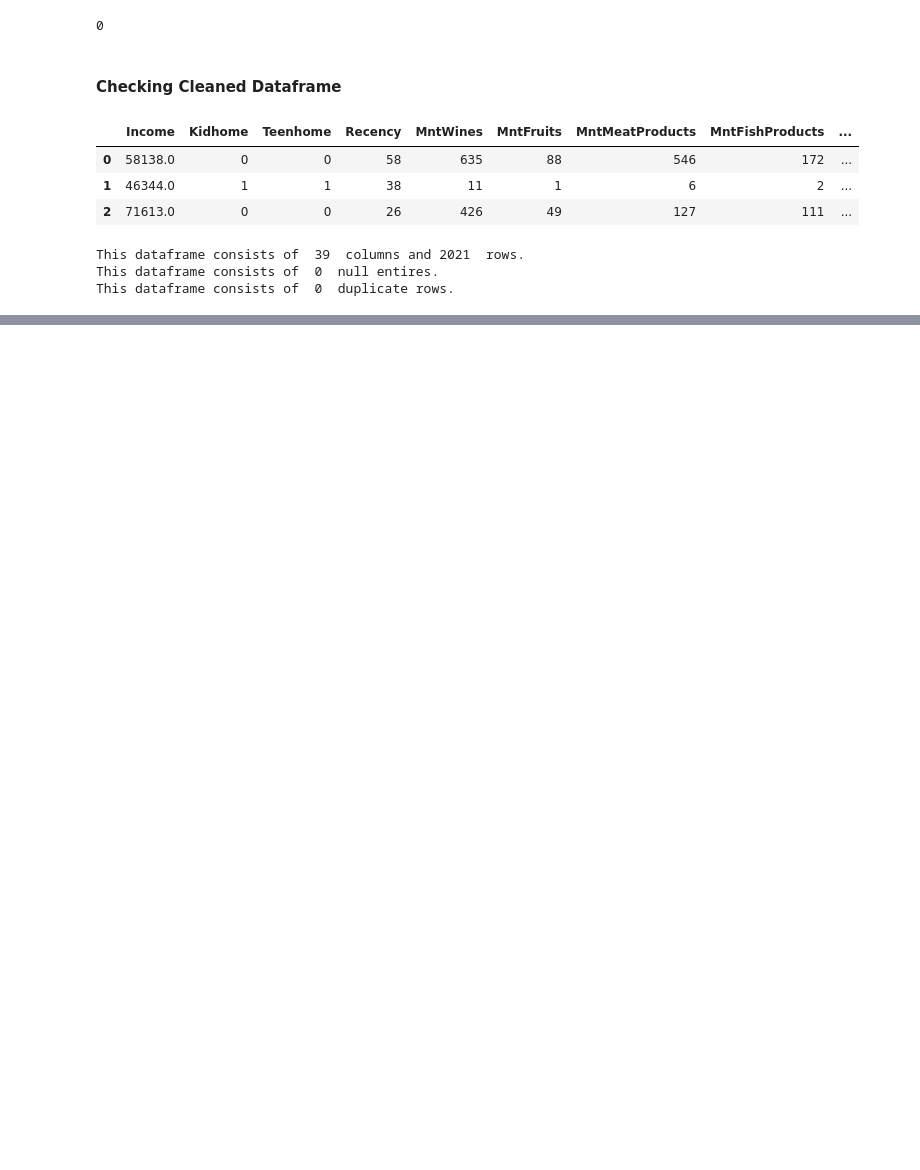
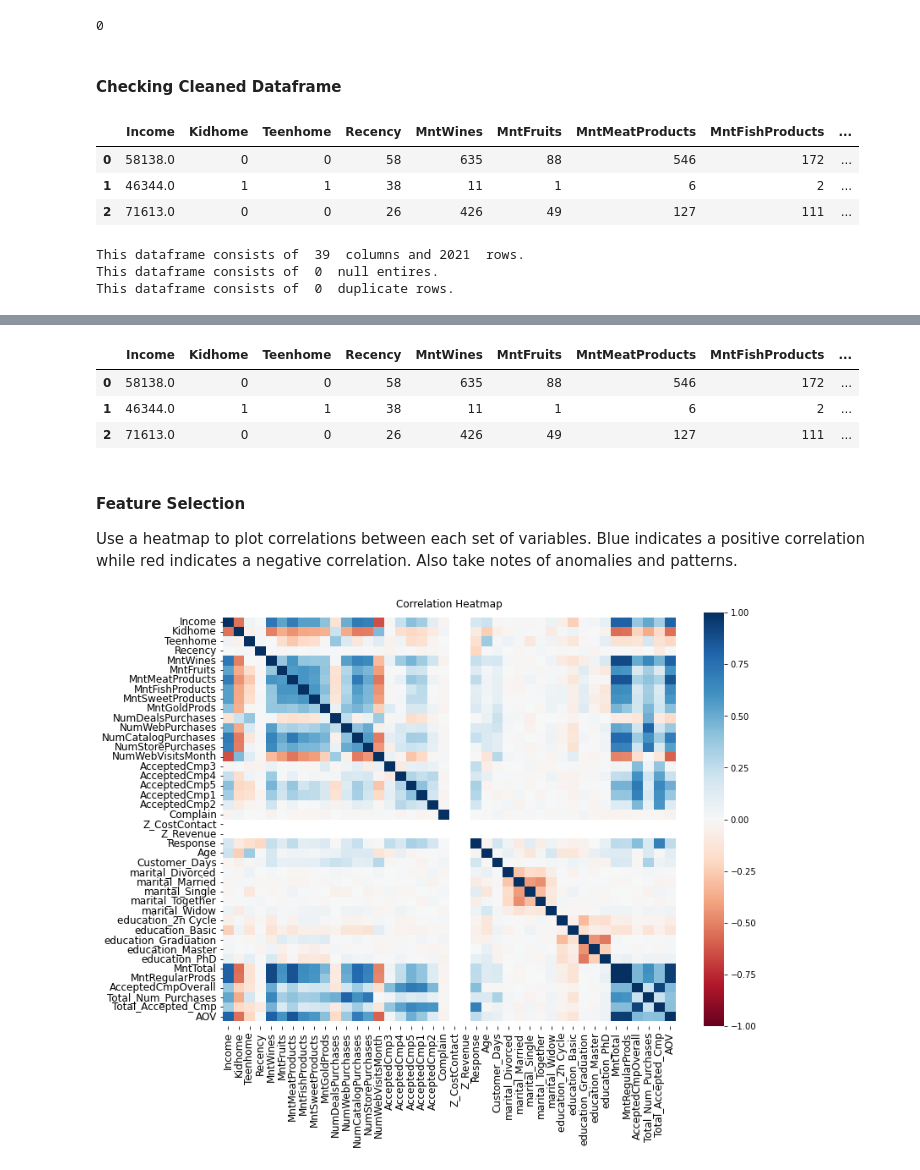
Before and after one commit to Kpeng511/Marketing-Campaign-Analytics, a Jupyter notebook: analytics.ipynb, the cells around one changed output, grey strips where cells are left out. Drawn from its saved outputs; the diff is of its cells as text; code cells hidden in the pictures; blank space fills up the shorter version.

```diff
--- a/analytics.ipynb
+++ b/analytics.ipynb
@@ -175,0 +194,27 @@ There are many features with outliers, but the outliers make sense because of th
+# %%
+df['Total_Num_Purchases'] = df.NumDealsPurchases + df.NumWebPurchases + df.NumCatalogPurchases + df.NumStorePurchases + df.NumWebVisitsMonth
+df['Total_Accepted_Cmp'] = df.AcceptedCmp1 + df.AcceptedCmp2 + df.AcceptedCmp2 + df.AcceptedCmp2  + df.AcceptedCmp3 + df.AcceptedCmp4 + df.AcceptedCmp5 + df.Response
+df['AOV'] = df.MntTotal / df.Total_Num_Purchases
+# %%
+df.head(3)
+# %% [output]
+|  | Income | Kidhome | Teenhome | Recency | MntWines | MntFruits | MntMeatProducts | MntFishProducts | ... |
+| 0 | 58138.0 | 0 | 0 | 58 | 635 | 88 | 546 | 172 | ... |
+| 1 | 46344.0 | 1 | 1 | 38 | 11 | 1 | 6 | 2 | ... |
+| 2 | 71613.0 | 0 | 0 | 26 | 426 | 49 | 127 | 111 | ... |
+# %% [markdown]
+#### Feature Selection
+Use a heatmap to plot correlations between each set of variables. Blue indicates a positive correlation while red indicates a negative correlation.
+Also take notes of anomalies and patterns.
+# %%
+plt.figure(figsize = (12, 9))
+s = sb.heatmap(df.corr(),  cmap = 'RdBu', vmin = -1, vmax = 1,center = 0)
+s.set_yticklabels(s.get_yticklabels(), rotation = 0, fontsize = 12)
+s.set_xticklabels(s.get_xticklabels(), rotation = 90, fontsize = 12)
+bottom, top = s.get_ylim()
+s.set_ylim(bottom + 0.5, top - 0.5)
+plt.title("Correlation Heatmap")
+plt.savefig('correlation_heatmap.png', bbox_inches = 'tight')
+plt.show()
+# %% [output]
+[figure, added]
```
Also changed, not shown: parts of 39 cells of this notebook, 5 other files.
